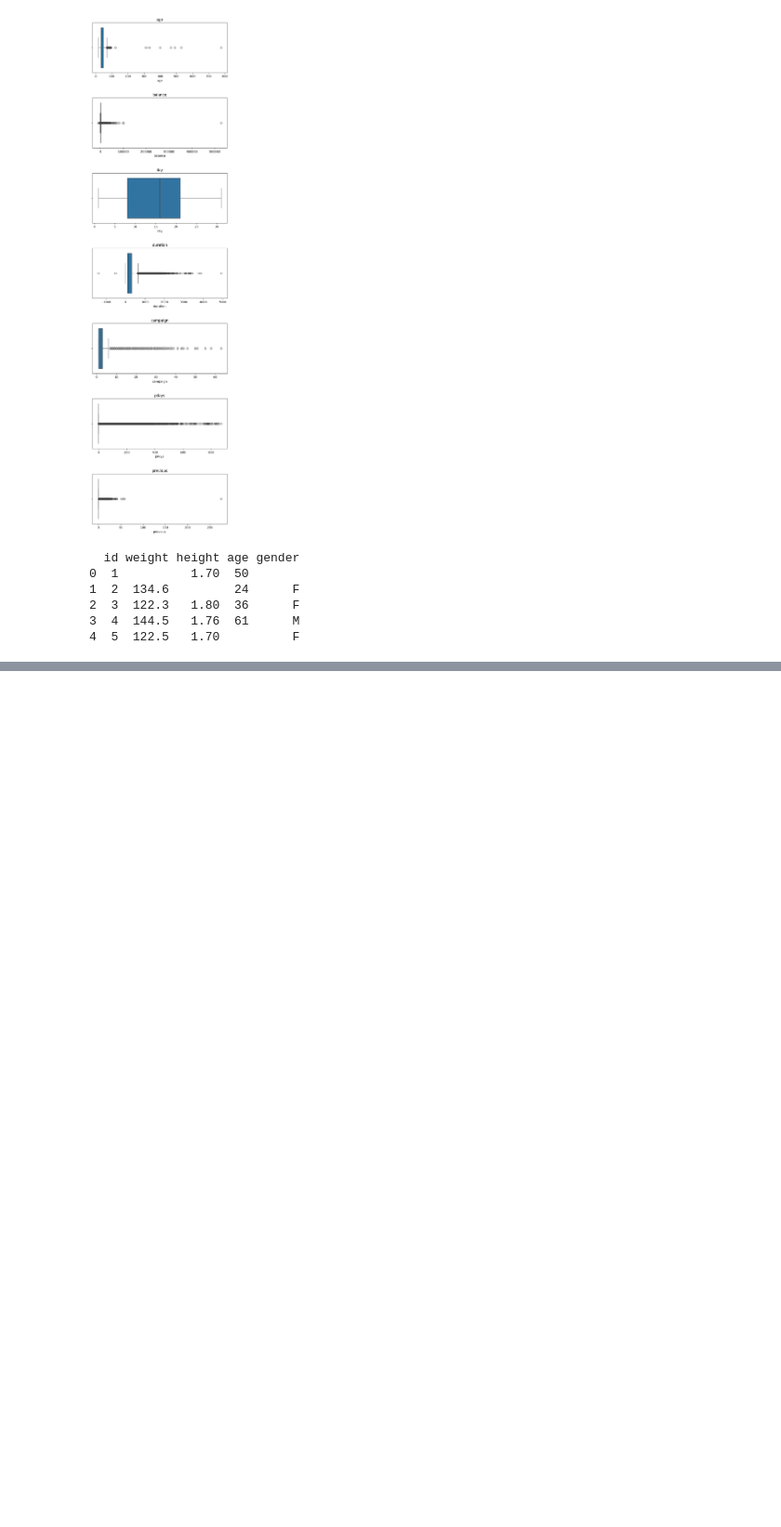
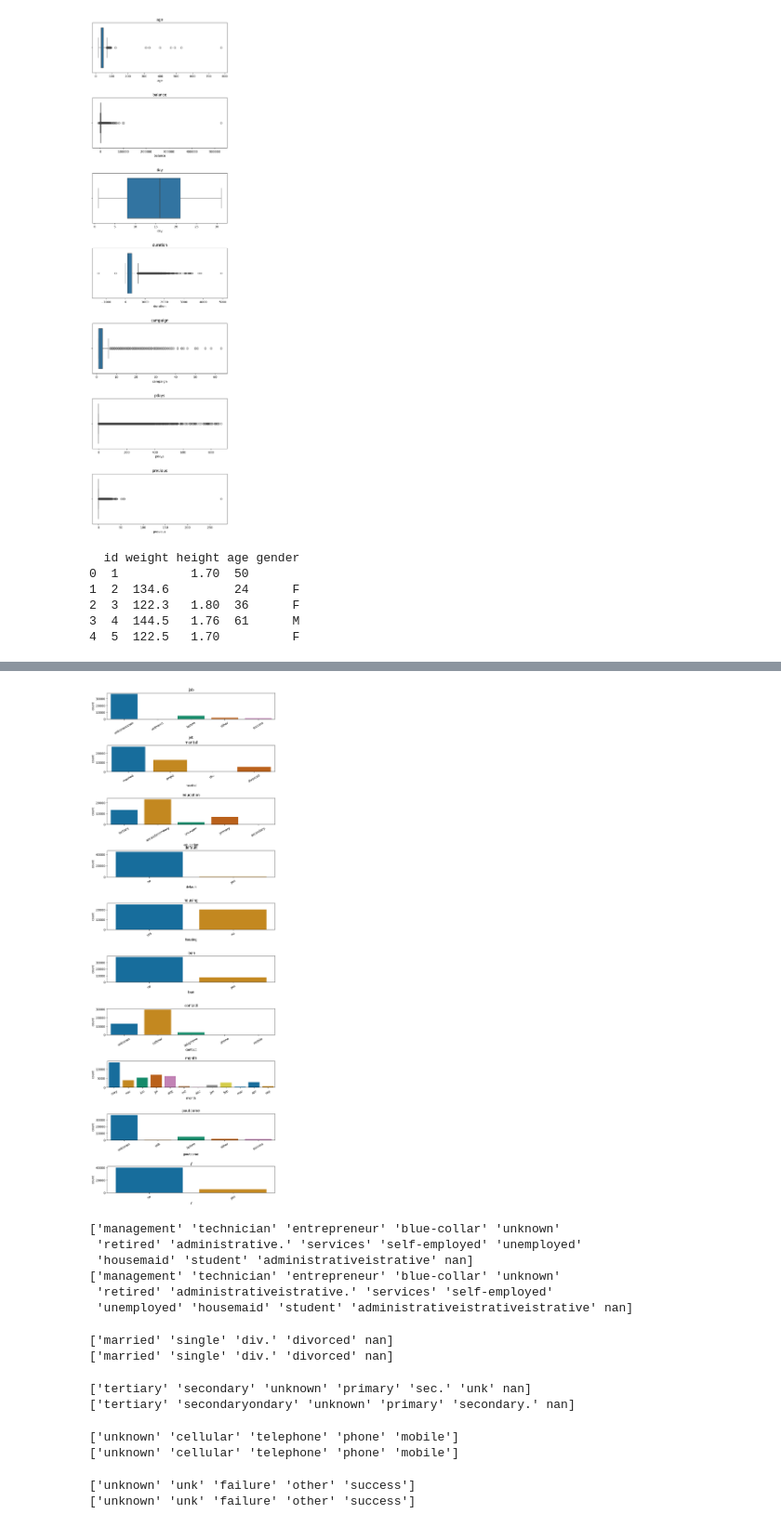
Before and after one commit to ludeon852/Talentotech, a Jupyter notebook: limpieza_de_datos.ipynb, the cells around one changed output, grey strips where cells are left out. Shown at 93% size. Saved outputs shown, nothing was run; the diff lists cells and outputs as text; code cells hidden in the pictures; blank space fills up the shorter version.

```diff
--- a/limpieza_de_datos.ipynb
+++ b/limpieza_de_datos.ipynb
@@ -246,0 +247,62 @@ Cantidad de datos despues de eliminar datos:(45195, 17)
+# %%
+#grafico de subniveles de cada variable categorica
+cols_cat = ['job', 'marital', 'education', 'default', 'housing', 'loan', 'contact', 'month', 'poutcome', 'y']
+
+for column in cols_cat:
+    #representar en minusculas solo si la columna es categorica
+    data[column] = data[column].str.lower()# se agrupan las minusculas y se disminuyen los cuadros
+fig, ax = plt.subplots(nrows=10, ncols=1, figsize=(10,30))
+fig.subplots_adjust(hspace=1)
+
+for i, col in enumerate(cols_cat):
+    sns.countplot (x=col, hue=col, data=data, ax=ax[i], palette = 'colorblind', legend=False)# se agregacolor a las barras
+    ax[i].set_title(col)
+    ax[i].set_xticklabels(ax[i].get_xticklabels(),rotation=30)
+# %% [output]
+[figure, added]
+# %%
+#Se rectifican los hjerrores tipograficos
+#job: unificar admin. y administrative
+print(data['job'].unique())
+data['job'] = data['job'].str.replace('admin','administrative', regex=False)#reemplaza jen la columna job admin por adminisrative
+print (data['job'].unique())
+# %% [output]
+['management' 'technician' 'entrepreneur' 'blue-collar' 'unknown'
+ 'retired' 'administrative.' 'services' 'self-employed' 'unemployed'
+ 'housemaid' 'student' 'administrativeistrative' nan]
+['management' 'technician' 'entrepreneur' 'blue-collar' 'unknown'
+ 'retired' 'administrativeistrative.' 'services' 'self-employed'
+ 'unemployed' 'housemaid' 'student' 'administrativeistrativeistrative' nan]
+# %%
+#marital: unificar div. por divorced
+print(data['marital'].unique())#antes
+data['job'] = data['marital'].str.replace('div','divorced', regex=False)#reemplaza jen la columna job admin por adminisrative
+print (data['marital'].unique())#despues
+# %% [output]
+['married' 'single' 'div.' 'divorced' nan]
+['married' 'single' 'div.' 'divorced' nan]
+# %%
+#education: sec y secundary, unk por unknown
+print(data['education'].unique())
+data['education'] = data['education'].str.replace('sec','secondary', regex=False)
+data.loc[data['education']=='unk','education']='unknown'
+print (data['education'].unique())
+# %% [output]
+['tertiary' 'secondary' 'unknown' 'primary' 'sec.' 'unk' nan]
+['tertiary' 'secondaryondary' 'unknown' 'primary' 'secondary.' nan]
+# %%
+#contact: unificar telephone. por phone
+print(data['contact'].unique())#antes
+data['job'] = data['contact'].str.replace('telephone','phone', regex=False)
+print (data['contact'].unique())#despues
+# %% [output]
+['unknown' 'cellular' 'telephone' 'phone' 'mobile']
+['unknown' 'cellular' 'telephone' 'phone' 'mobile']
+# %%
+#poutcome: unificar unk. por unknown
+print(data['poutcome'].unique())#antes
+data['job'] = data['poutcome'].str.replace('unk','unknown', regex=False)
+print (data['poutcome'].unique())#despues
+# %% [output]
+['unknown' 'unk' 'failure' 'other' 'success']
+['unknown' 'unk' 'failure' 'other' 'success']
```
Also changed, not shown: parts of 4 cells of this notebook.
